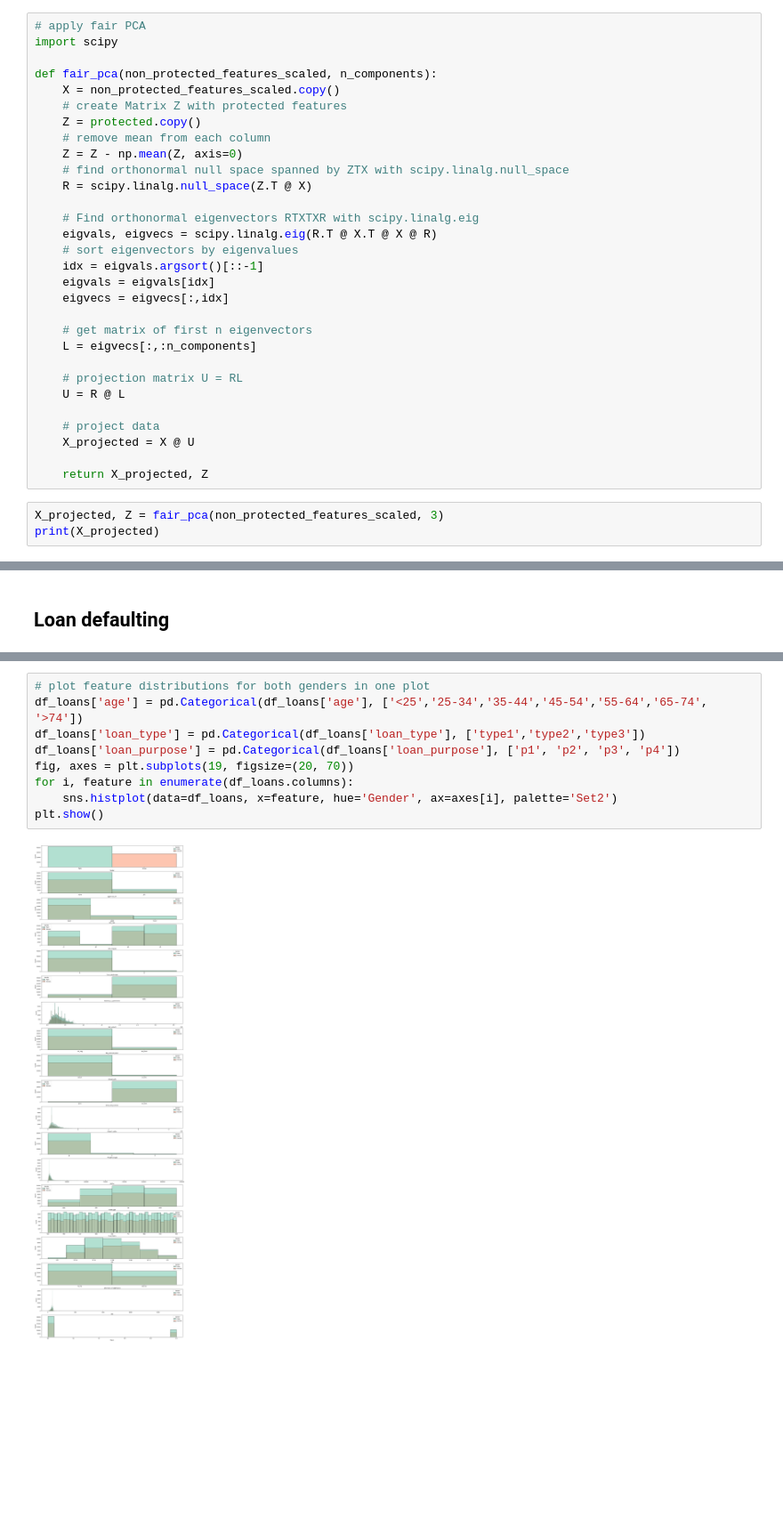
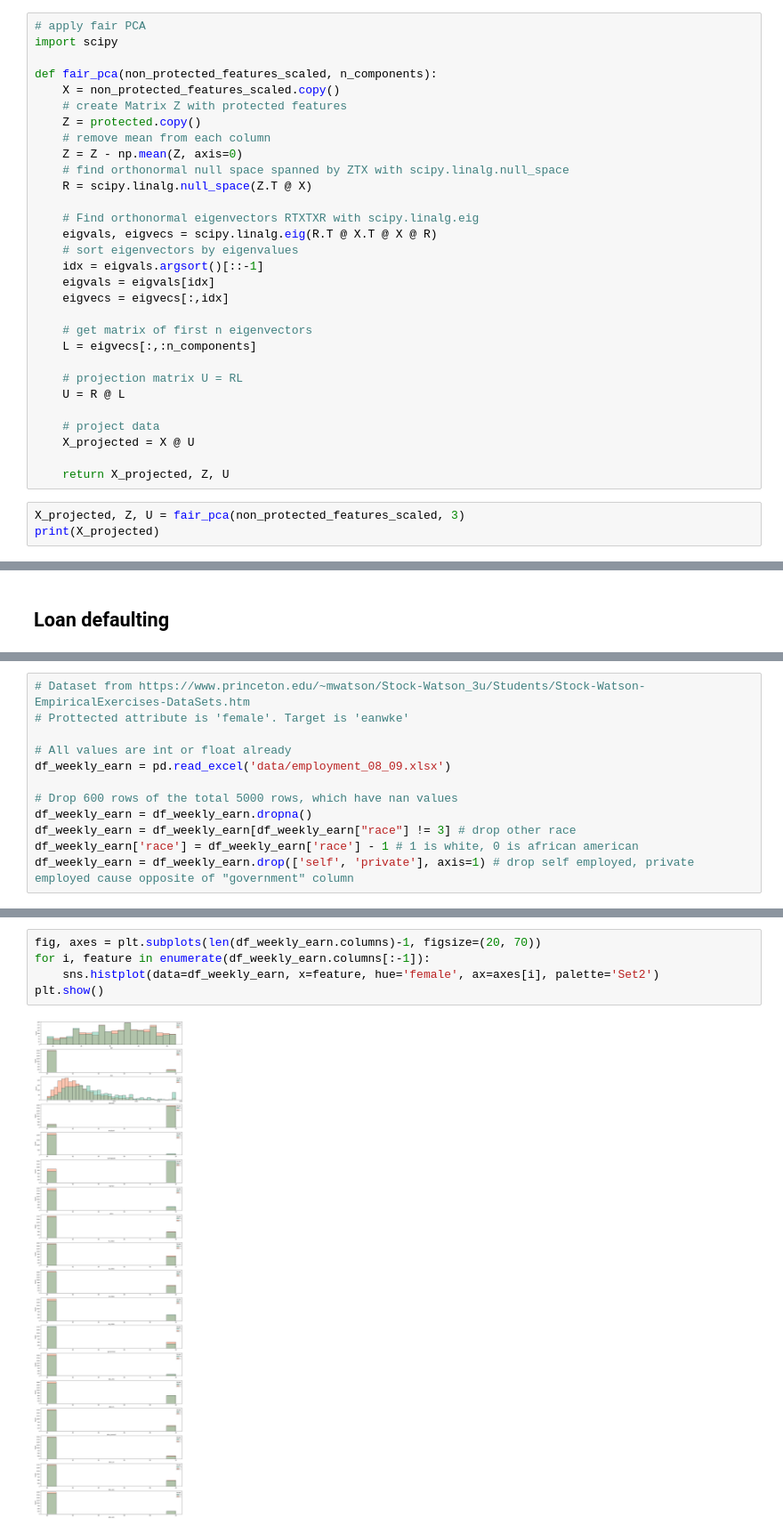
Before and after one commit to sebastianrohr/afae_assignment_2, a Jupyter notebook: exam/exam.ipynb, the cells around one changed output, grey strips where cells are left out. Shown at 89% size. Saved outputs shown, nothing was run; the diff lists cells and outputs as text; blank space fills up the shorter version.

```diff
--- a/exam/exam.ipynb
+++ b/exam/exam.ipynb
@@ -391,9 +393,9 @@ def fair_pca(non_protected_features_scaled, n_components):
     # project data
     X_projected = X @ U
 
-    return X_projected, Z
+    return X_projected, Z, U
 # %%
-X_projected, Z = fair_pca(non_protected_features_scaled, 3)
+X_projected, Z, U = fair_pca(non_protected_features_scaled, 3)
 print(X_projected)
 # %% [output]
 [[-1.15674661  0.13823827]
@@ -536,2 +505,14 @@ plt.show()
+# %%
+# Dataset from https://www.princeton.edu/~mwatson/Stock-Watson_3u/Students/Stock-Watson-EmpiricalExercises-DataSets.htm
+# Prottected attribute is 'female'. Target is 'eanwke'
+
+# All values are int or float already
+df_weekly_earn = pd.read_excel('data/employment_08_09.xlsx')
+
+# Drop 600 rows of the total 5000 rows, which have nan values
+df_weekly_earn = df_weekly_earn.dropna()
+df_weekly_earn = df_weekly_earn[df_weekly_earn["race"] != 3] # drop other race
+df_weekly_earn['race'] = df_weekly_earn['race'] - 1 # 1 is white, 0 is african american
+df_weekly_earn = df_weekly_earn.drop(['self', 'private'], axis=1) # drop self employed, private employed cause opposite of "government" column
 # %%
 # get list of categorical columns
@@ -584,11 +528,7 @@ sns.heatmap(corr,
 # %%
-# plot feature distributions for both genders in one plot
-df_loans['age'] = pd.Categorical(df_loans['age'], ['<25','25-34','35-44','45-54','55-64','65-74', '>74'])
-df_loans['loan_type'] = pd.Categorical(df_loans['loan_type'], ['type1','type2','type3'])
-df_loans['loan_purpose'] = pd.Categorical(df_loans['loan_purpose'], ['p1', 'p2', 'p3', 'p4'])
-fig, axes = plt.subplots(19, figsize=(20, 70))
-for i, feature in enumerate(df_loans.columns):
-    sns.histplot(data=df_loans, x=feature, hue='Gender', ax=axes[i], palette='Set2')
+fig, axes = plt.subplots(len(df_weekly_earn.columns)-1, figsize=(20, 70))
+for i, feature in enumerate(df_weekly_earn.columns[:-1]):
+    sns.histplot(data=df_weekly_earn, x=feature, hue='female', ax=axes[i], palette='Set2')
 plt.show()
 # %% [output]
-[figure, old version]
+[figure, new version]
```
Also changed, not shown: parts of 41 cells of this notebook.
